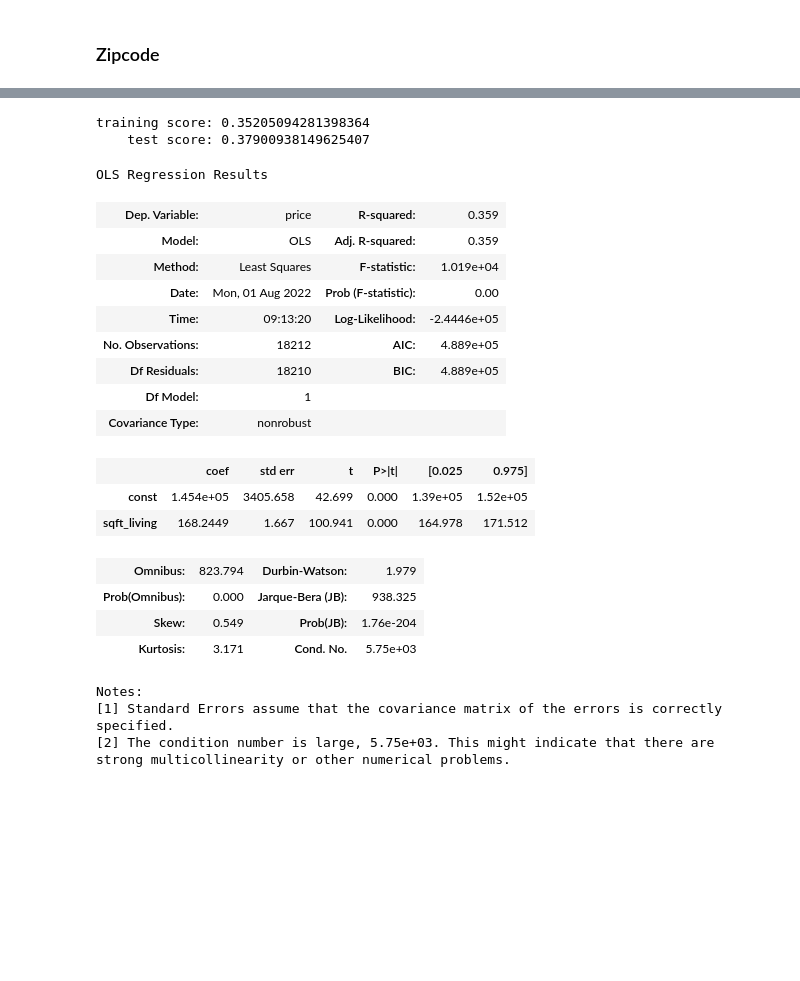
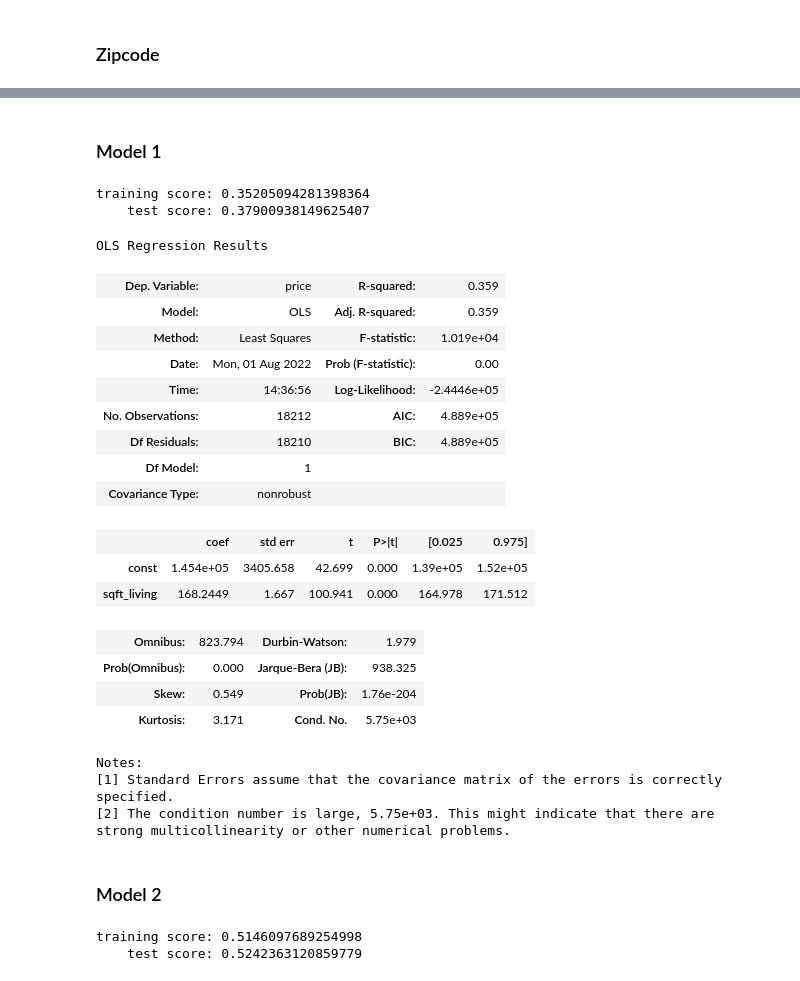
Before and after one commit to alvaromendizabal/dsc-phase-2-project-v2-3, a Jupyter notebook: alvaro.ipynb, the cells around one changed output, grey strips where cells are left out. Cells and saved outputs as stored; diff of their text form; code cells hidden in the pictures; blank space fills up the shorter version.

```diff
--- a/alvaro.ipynb
+++ b/alvaro.ipynb
@@ -247,3 +56,0 @@ df = df[df['bedrooms'] != 33]
-# %%
-df['bedrooms_bin']=pd.cut(df['bedrooms'], bins = [0,1,2,3,4,5,6,99], labels=['1 bed','2 bed','3 bed','4 bed','5 bed','6 bed','7+ bed'])
-df.head()
@@ -388,0 +139,2 @@ def get_train_test_metrics(y_train,train_preds,
+# %%
+df['bedrooms_bin']=pd.cut(df['bedrooms'], bins=[0,1,2,3,4,5,6,99], labels=['1_bed','2_bed','3_bed','4_bed','5_bed','6_bed','7+_bed'])
@@ -459,3 +390,5 @@ dummy.score(X_train, y_train)
+# %% [markdown]
+### Model 1
 # %%
 cols = ['sqft_living']
 y = y_train
@@ -469,18 +402,18 @@ training score: 0.35205094281398364
     test score: 0.37900938149625407
 # %%
 y_sqft_liv = df['price']
-X_sqft_liv = df['sqft_living']
+X_sqft_liv = df[['sqft_living']]
 
 model = sm.OLS(y_sqft_liv, sm.add_constant(X_sqft_liv)).fit()
 model_summary = model.summary()
 model_summary
 # %% [output]
 OLS Regression Results
 | Dep. Variable: | price | R-squared: | 0.359 |
 | Model: | OLS | Adj. R-squared: | 0.359 |
 | Method: | Least Squares | F-statistic: | 1.019e+04 |
 | Date: | Mon, 01 Aug 2022 | Prob (F-statistic): | 0.00 |
-| Time: | 09:13:20 | Log-Likelihood: | -2.4446e+05 |
+| Time: | 14:36:56 | Log-Likelihood: | -2.4446e+05 |
 | No. Observations: | 18212 | AIC: | 4.889e+05 |
 | Df Residuals: | 18210 | BIC: | 4.889e+05 |
 | Df Model: | 1 |  |  |
@@ -502,0 +432,2 @@ df.corr()['price'].abs().sort_values(ascending=False)
+# %% [markdown]
+### Model 2
@@ -502,0 +442,5 @@ df.corr()['price'].abs().sort_values(ascending=False)
+# %%
+X_train_scaled, X_test_scaled, train_preds, test_preds=scale_score(x, y, x2, y2)
+# %% [output]
+training score: 0.5146097689254998
+    test score: 0.5242363120859779
```
Also changed, not shown: parts of 97 cells of this notebook, 1 other file.
